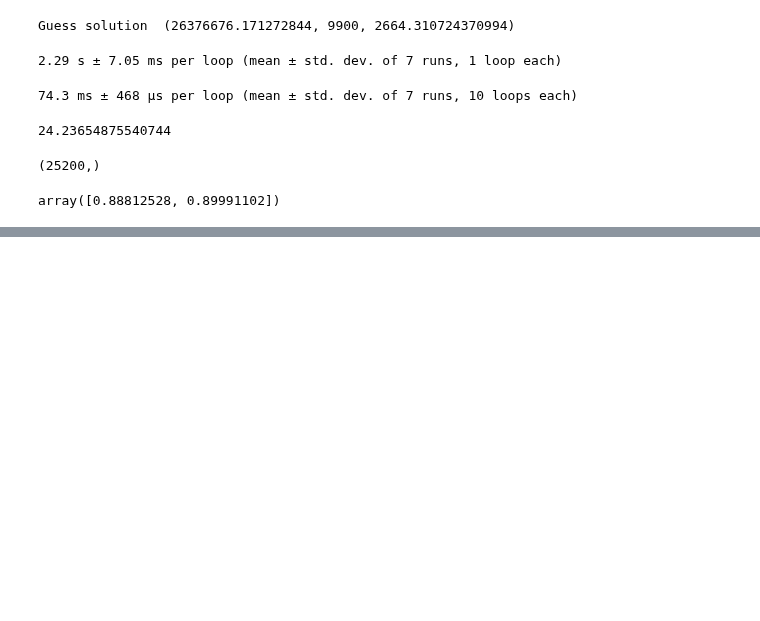
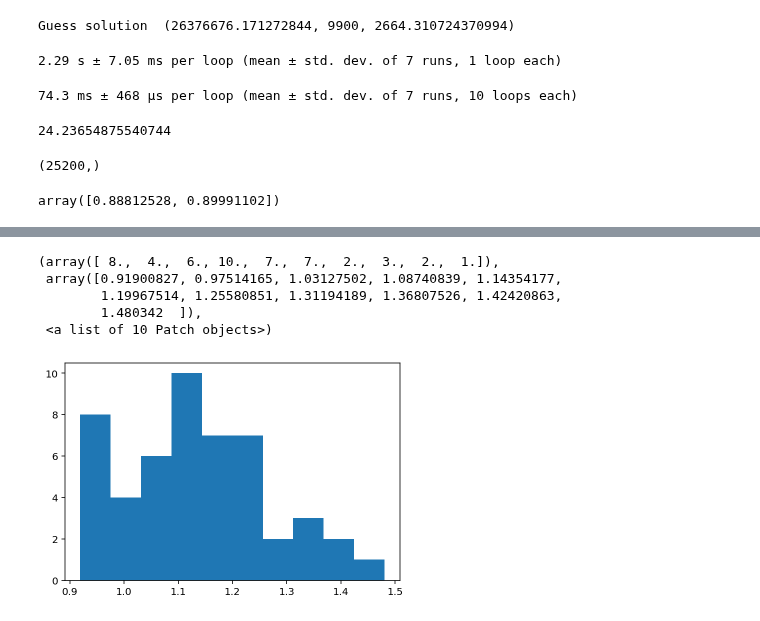
Before and after one commit to pecom/red-calibration, a Jupyter notebook: RealArrayTests.ipynb, the cells around one changed output, grey strips where cells are left out. Cells and saved outputs as stored; diff of their text form; code cells hidden in the pictures; blank space fills up the shorter version.

Commit message:
histogram generation

```diff
--- a/RealArrayTests.ipynb
+++ b/RealArrayTests.ipynb
@@ -1021,0 +1060,9 @@ array([0.88812528, 0.89991102])
+# %%
+plt.hist(np.array(isolve10))
+# %% [output]
+(array([ 8.,  4.,  6., 10.,  7.,  7.,  2.,  3.,  2.,  1.]),
+ array([0.91900827, 0.97514165, 1.03127502, 1.08740839, 1.14354177,
+        1.19967514, 1.25580851, 1.31194189, 1.36807526, 1.42420863,
+        1.480342  ]),
+ <a list of 10 Patch objects>)
+[figure, added]
```
Also changed, not shown: parts of 16 cells of this notebook, 1 other file.
